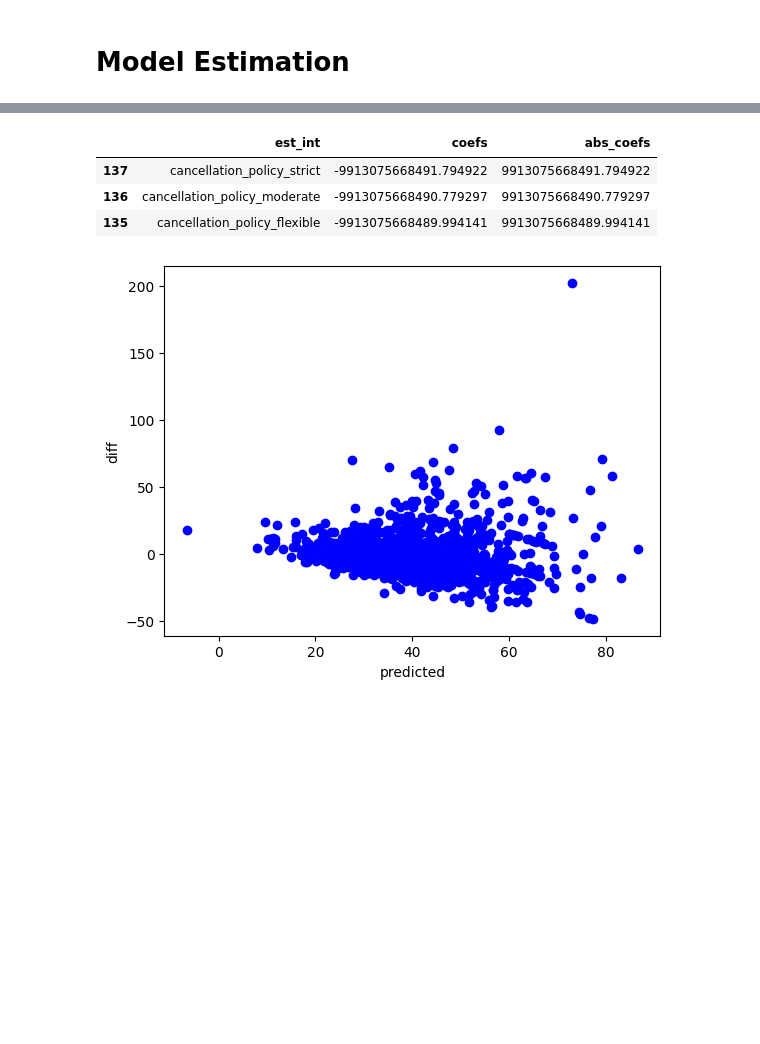
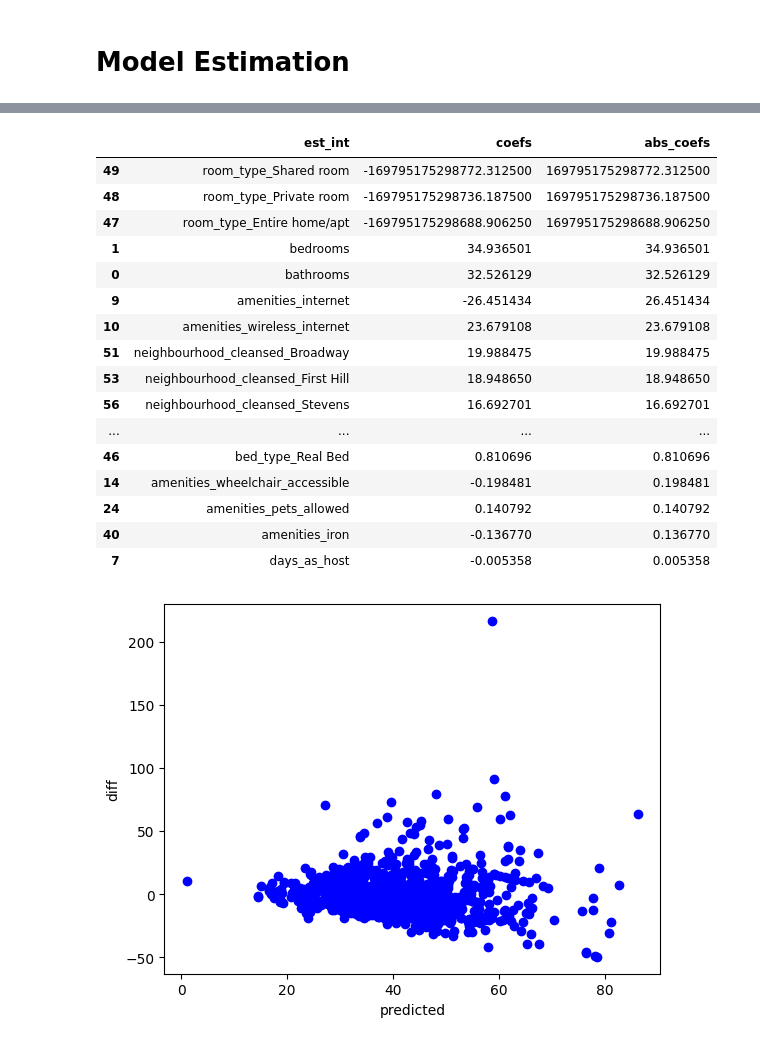
Before and after one commit to aeusepi/AirBnB_Project, a Jupyter notebook: AirBnbSeattle.ipynb, the cells around one changed output, grey strips where cells are left out. Saved outputs shown, nothing was run; the diff lists cells and outputs as text; code cells hidden in the pictures; blank space fills up the shorter version.

```diff
--- a/AirBnbSeattle.ipynb
+++ b/AirBnbSeattle.ipynb
@@ -281,7 +281,7 @@ Selecting the variables we want to estimate.
 pricing_pol = ['price','accommodates']
 df_princing = df[pricing_pol].copy()
 df_princing=df_princing.apply(dollar_to_float, axis=1)
-df_princing['price_1_guest'] = df_princing['price']/df_princing['accommodates']
+df_princing['price_1_guest'] = df_princing['price']#/df_princing['accommodates']
 
 
 df_princing['price_1_guest'].plot(kind='hist')
@@ -294,26 +293,29 @@ df_princing_y = df_princing['price_1_guest'].copy()
 # %% [markdown]
 <h3 id='Part2.2'> Indipendent variables </h3>
 # %%
-prop_columns = ["property_type","room_type","bed_type","amenities","accommodates","bathrooms","bedrooms","beds"]
+prop_columns = ["property_type","bed_type","room_type","amenities","accommodates","bathrooms","bedrooms","beds"]
 loc_columns =['neighbourhood_cleansed']
-review_columns = ['reviews_per_month','review_scores_rating','host_is_superhost','instant_bookable','cancellation_policy','host_response_time','last_scraped','host_since']
+review_columns = ['reviews_per_month','review_scores_rating','host_is_superhost','instant_bookable','host_response_time','last_scraped','host_since']
 
 col_select = prop_columns + loc_columns + review_columns
 #selection column
 df_sel = df[col_select].copy()
 
-# transform by individual
-df_sel["bathrooms"] = df_sel["bathrooms"] / df_sel['accommodates']
-df_sel["bedrooms"] = df_sel["bedrooms"] / df_sel['accommodates']
-df_sel["beds"] = df_sel["beds"] / df_sel['accommodates']
+# Normalise the listing features by number of accomodates
+df_sel["bathrooms"] = df_sel["bathrooms"] #/ df_sel['accommodates']
+df_sel["bedrooms"] = df_sel["bedrooms"] #/ df_sel['accommodates']
+df_sel["beds"] = df_sel["beds"] #/ df_sel['accommodates']
 
-# create a review index
+# Does super host help with pricing?
 df_sel['host_is_superhost'] = np.where(df_sel['host_is_superhost']=='t',True,False)
+# Are rating and # of review influencing pricing?
 df_sel['cx_score'] = df_sel['review_scores_rating'].astype(float)/100 * df_sel['reviews_per_month'].astype(float)
 
+# Is host booking support relevant?
 df_sel = dtprep.convert_host_response_time(df_sel)
 df_sel = dtprep.convert_instant_bookable(df_sel)
 df_sel = dtprep.convert_host_since(df_sel)
+
 # convert the amenities to boolean
 df_sel= dtprep.convert_amenities(df_sel)
 df_sel.replace({False: 0, True: 1}, inplace=True)
@@ -342,12 +344,11 @@ df_sel
 # %% [markdown]
 <h1 id='Part3'> Model Estimation </h1>
 # %%
-cutoffs = list(range(5000,100,-50))
-cutoffs.extend(range(50,5,-5))
+cutoffs = range(10,100,2)
 
 X = df_sel
 y = df_princing_y
-r2_scores_test, r2_scores_train, lm_model, X_train, X_test, y_train, y_test = dtprep.find_optimal_lm_mod(X, y, cutoffs)
+r2_scores_test, r2_scores_train, lm_model, X_train, X_test, y_train, y_test = dtprep.find_optimal_lm_mod(X, y, cutoffs, test_size = .25, norm = True,random_state = 200)
 # %% [output]
 If you wish to scale the data, use Pipeline with a StandardScaler in a preprocessing stage. To reproduce the previous behavior:
 
@@ -382,13 +383,26 @@ model.fit(X, y, **kwargs)
   warnings.warn(
 # %%
 coef_df = dtprep.coef_weights(lm_model=lm_model,X_train= X_train)
-chart = coef_df[coef_df['est_int'].str.contains('cancellation')].style.bar(subset=['coefs'], align='mid', color=['#d65f5f', '#5fba7d'])
+chart = coef_df.style.bar(subset=['coefs'], align='mid', color=['#d65f5f', '#5fba7d']) #coef_df['est_int'].str.contains('cancellation')
 chart
 # %% [output]
 |  | est_int | coefs | abs_coefs |
-| 137 | cancellation_policy_strict | -9913075668491.794922 | 9913075668491.794922 |
-| 136 | cancellation_policy_moderate | -9913075668490.779297 | 9913075668490.779297 |
-| 135 | cancellation_policy_flexible | -9913075668489.994141 | 9913075668489.994141 |
+| 49 | room_type_Shared room | -169795175298772.312500 | 169795175298772.312500 |
+| 48 | room_type_Private room | -169795175298736.187500 | 169795175298736.187500 |
+| 47 | room_type_Entire home/apt | -169795175298688.906250 | 169795175298688.906250 |
+| 1 | bedrooms | 34.936501 | 34.936501 |
+| 0 | bathrooms | 32.526129 | 32.526129 |
+| 9 | amenities_internet | -26.451434 | 26.451434 |
+| 10 | amenities_wireless_internet | 23.679108 | 23.679108 |
+| 51 | neighbourhood_cleansed_Broadway | 19.988475 | 19.988475 |
+| 53 | neighbourhood_cleansed_First Hill | 18.948650 | 18.948650 |
+| 56 | neighbourhood_cleansed_Stevens | 16.692701 | 16.692701 |
+| ... | ... | ... | ... |
+| 46 | bed_type_Real Bed | 0.810696 | 0.810696 |
+| 14 | amenities_wheelchair_accessible | -0.198481 | 0.198481 |
+| 24 | amenities_pets_allowed | 0.140792 | 0.140792 |
+| 40 | amenities_iron | -0.136770 | 0.136770 |
+| 7 | days_as_host | -0.005358 | 0.005358 |
 # %%
 y_test_preds = lm_model.predict(X_test)
 
@@ -400,4 +414,4 @@ plt.plot(preds_vs_act['preds'], preds_vs_act['diff'], 'bo');
 plt.xlabel('predicted');
 plt.ylabel('diff');
 # %% [output]
-[figure, old version]
+[figure, new version]
```
Also changed, not shown: parts of 4 cells of this notebook, 1 other file.
